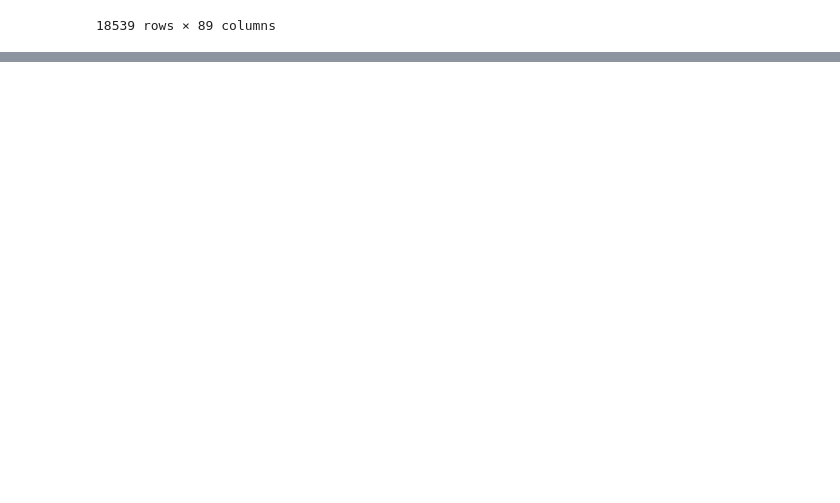
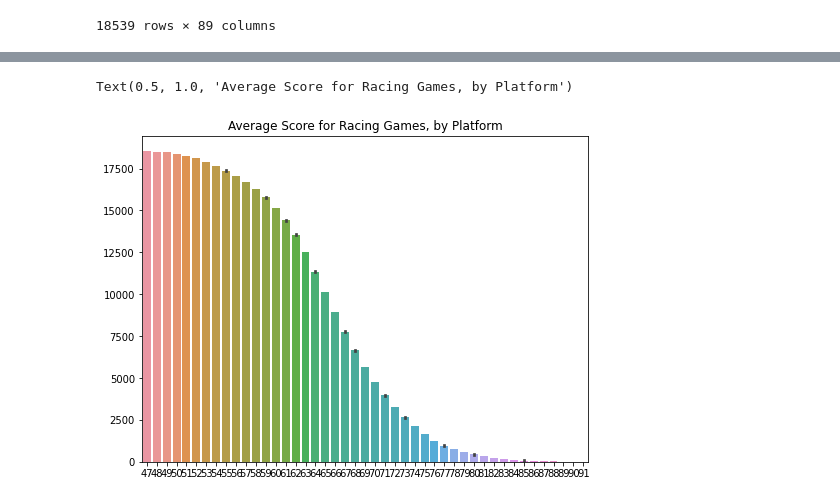
Before and after one commit to diogo-costa-silva/Data-Science, a Jupyter notebook: players-fifa23/players-fifa23.ipynb, the cells around one changed output, grey strips where cells are left out. Cells and saved outputs as stored; diff of their text form; code cells hidden in the pictures; blank space fills up the shorter version.

```diff
--- a/players-fifa23/players-fifa23.ipynb
+++ b/players-fifa23/players-fifa23.ipynb
@@ -318,0 +646,12 @@ f23.loc[f23["Age"].notnull()]
+# %%
+# Set the width and height of the figure
+plt.figure(figsize=(8, 6))
+# Bar chart showing average score for racing games by platform
+sns.barplot(x=players_fifa23['Overall'], y=players_fifa23.index)
+# Add label for horizontal axis
+plt.xlabel("")
+# Add label for vertical axis
+plt.title("Average Score for Racing Games, by Platform") # Your code here
+# %% [output]
+Text(0.5, 1.0, 'Average Score for Racing Games, by Platform')
+[figure, added]
```
Also changed, not shown: parts of 32 cells of this notebook, 1 other file.
